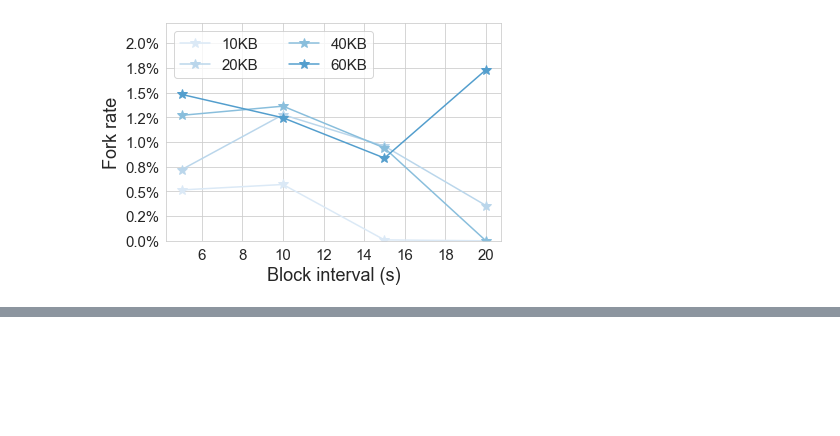
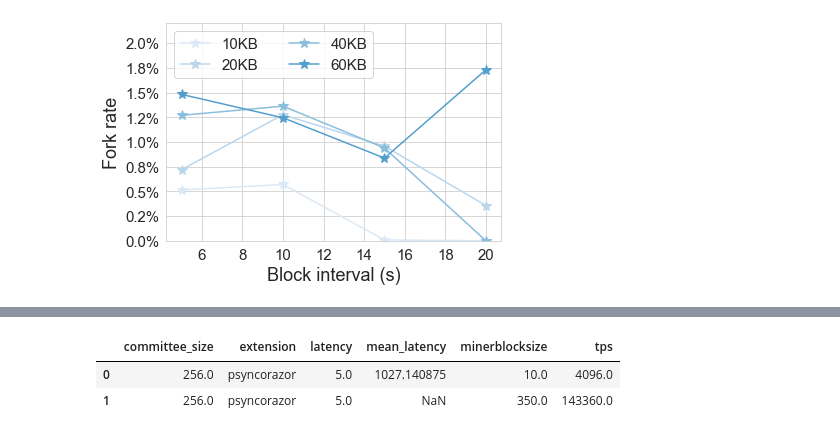
Before and after one commit to SebastianElvis/ebft, a Jupyter notebook: evaluation/analysis.ipynb, the cells around one changed output, grey strips where cells are left out. Drawn from its saved outputs; the diff is of its cells as text; code cells hidden in the pictures; blank space fills up the shorter version.

Commit message:
update data

```diff
--- a/evaluation/analysis.ipynb
+++ b/evaluation/analysis.ipynb
@@ -58,8 +58,8 @@ wire/msgvote.go: 0, 69
 # %% [markdown]
 ## Log processing
 # %%
-def get_files(extension, committee_size, latency, minerblocksize, block_interval=4, certify_interval=1):
-    log_folder = '%s_%d_%d_%d_%d_%d' % (extension, committee_size, latency, minerblocksize, block_interval, certify_interval)
+def get_files(extension, committee_size, latency, minerblocksize, block_interval=4, epoch_size=1):
+    log_folder = '%s_%d_%d_%d_%d_%d' % (extension, committee_size, latency, minerblocksize, block_interval, epoch_size)
     data_path = LOG_PATH / log_folder
     log_files = [x for x in data_path.iterdir() if x.name.endswith('.log')]
     dstat_files = [x for x in data_path.iterdir() if x.name.endswith('.csv')]
@@ -103,15 +103,9 @@ def get_blocks(log_file):
 
     non_finalised_blocks = dict()
     for blockhash in blocks.keys():
-#         if 'finalised_time' not in blocks[blockhash] or len(blocks[blockhash]) < 2:
         if 'finalised_time' not in blocks[blockhash]:
             non_finalised_blocks[blockhash] = blocks[blockhash]
             continue
-
-        if 'mined_time' in blocks[blockhash].keys(): # this block is mined by this miner
-            blocks[blockhash]['time_to_finalise'] = blocks[blockhash]['finalised_time'] - blocks[blockhash]['mined_time']
-        elif 'received_time' in blocks[blockhash].keys(): # this block is mined by other miners
-            blocks[blockhash]['time_to_finalise'] = blocks[blockhash]['finalised_time'] - blocks[blockhash]['received_time']
 
     for blockhash in non_finalised_blocks:
         del blocks[blockhash]
@@ -431,0 +421,35 @@ plot_fork_rates(fork_rates_df, [10,20,40,60], [1,2,3,4])
+# %%
+tx_size = 512
+
+def get_tps_latency(extension, committee_size, latency, minerblocksize, block_interval=4, epoch_size=1):
+    tps = minerblocksize*1024*1024/tx_size/(block_interval*latency)
+    mean_latency, _ = get_finalisation_latency_stats(extension, committee_size, latency, minerblocksize, block_interval, epoch_size)
+    return tps, mean_latency
+
+def save_tps_latency_stats(minerblocksizes, epoch_sizes):
+    extension = 'psyncorazor'
+    committee_size = 256
+    latency = 5
+    block_interval = 1
+    df = pd.DataFrame()
+    for minerblocksize in minerblocksizes:
+        for epoch_size in epoch_sizes:
+            tps, mean_latency = get_tps_latency(extension, committee_size, latency, minerblocksize, block_interval, epoch_size)
+            line = {
+                'extension': extension,
+                'committee_size': committee_size,
+                'latency': latency,
+                'minerblocksize': minerblocksize,
+                'tps': tps,
+                'mean_latency': mean_latency
+            }
+            df = df.append(line, ignore_index=True)
+    df.to_csv(DATA_PATH / 'tps_latency.csv')
+    return df
+
+tps_latency_df = save_tps_latency_stats([10,350], [1])
+tps_latency_df
+# %% [output]
+|  | committee_size | extension | latency | mean_latency | minerblocksize | tps |
+| 0 | 256.0 | psyncorazor | 5.0 | 1027.140875 | 10.0 | 4096.0 |
+| 1 | 256.0 | psyncorazor | 5.0 | NaN | 350.0 | 143360.0 |
```
Also changed, not shown: parts of 6 cells of this notebook, 8 other files.
